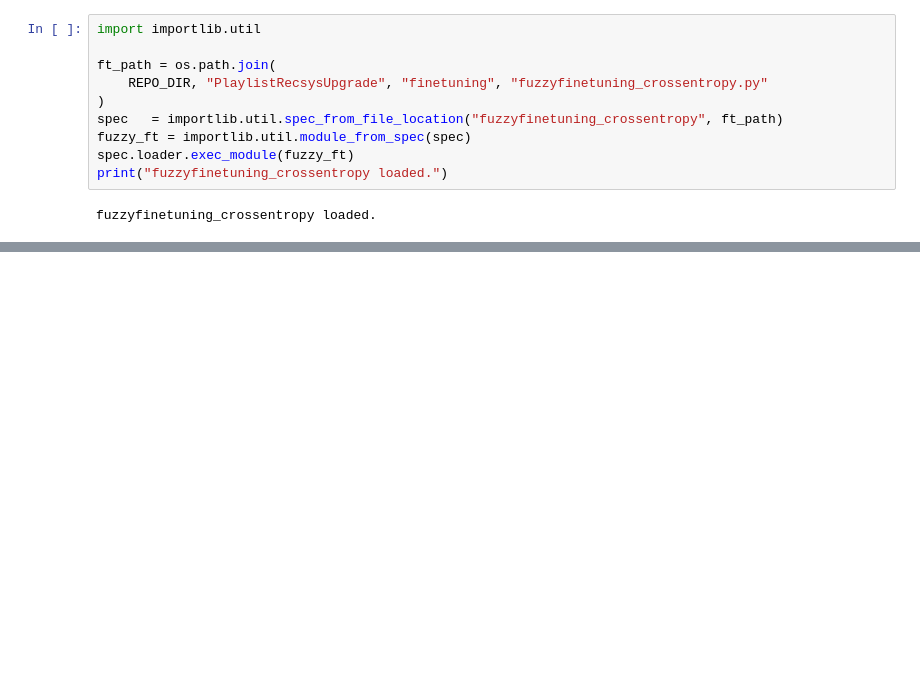
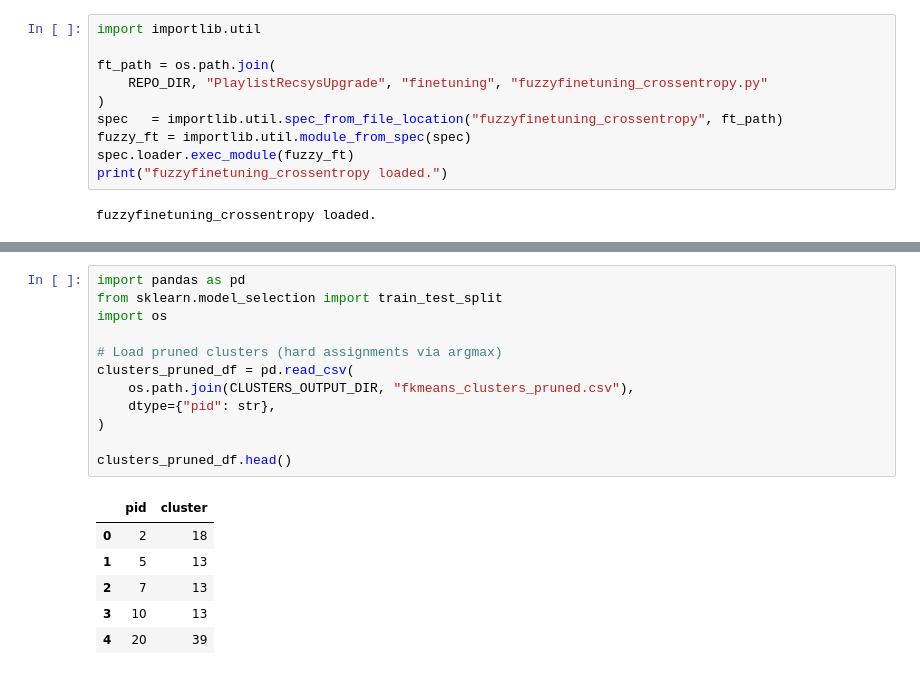
Before and after one commit to siddmohanty111/RecsysUpgrade, a Jupyter notebook: PlaylistRecsysUpgrade/fuzzy_finetuning.ipynb, the cells around one changed output, grey strips where cells are left out. Saved outputs shown, nothing was run; the diff lists cells and outputs as text; blank space fills up the shorter version.

```diff
--- a/PlaylistRecsysUpgrade/fuzzy_finetuning.ipynb
+++ b/PlaylistRecsysUpgrade/fuzzy_finetuning.ipynb
@@ -149,0 +188,19 @@ fuzzy_ft.run(
+# %%
+import pandas as pd
+from sklearn.model_selection import train_test_split
+import os
+
+# Load pruned clusters (hard assignments via argmax)
+clusters_pruned_df = pd.read_csv(
+    os.path.join(CLUSTERS_OUTPUT_DIR, "fkmeans_clusters_pruned.csv"),
+    dtype={"pid": str},
+)
+
+clusters_pruned_df.head()
+# %% [output]
+|  | pid | cluster |
+| 0 | 2 | 18 |
+| 1 | 5 | 13 |
+| 2 | 7 | 13 |
+| 3 | 10 | 13 |
+| 4 | 20 | 39 |
```
Also changed, not shown: parts of 6 cells of this notebook.
